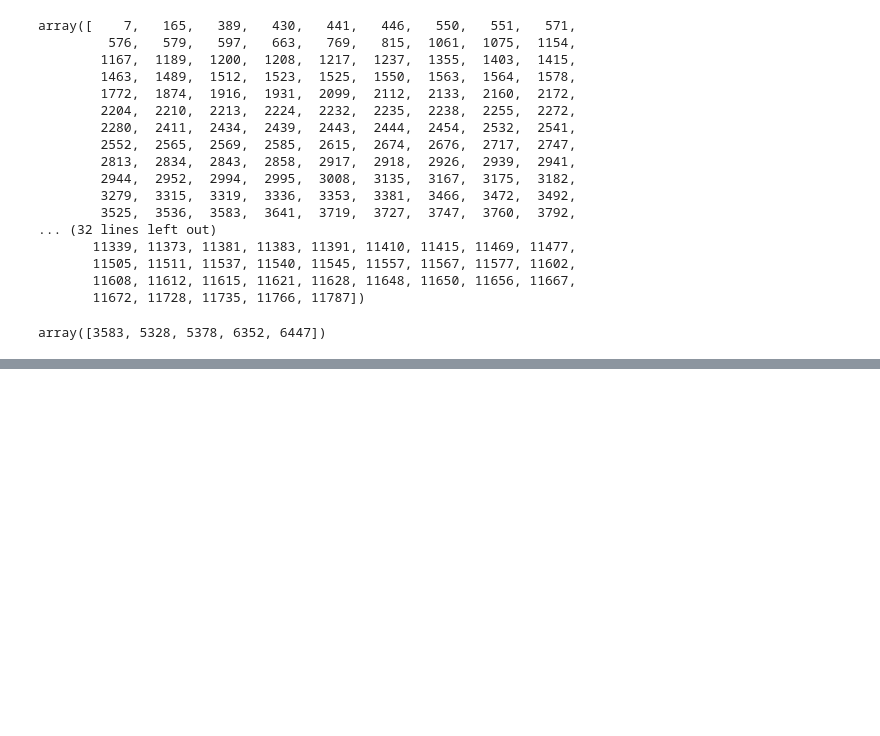
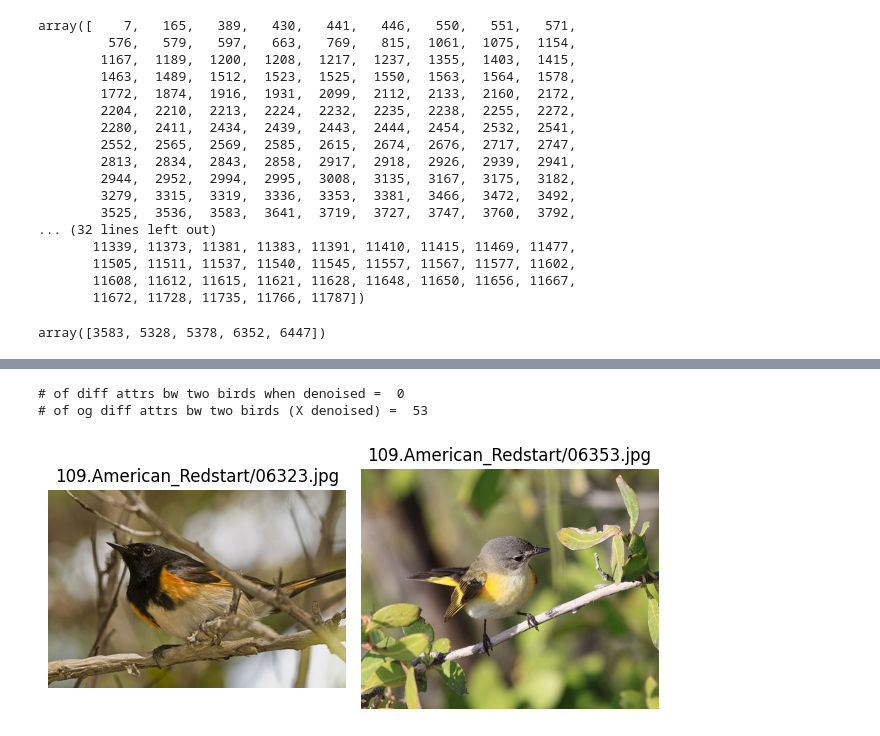
Before and after one commit to ForkBomb20/MLRE-REPLICATION-ICML-2023-Route-interpret-repeat, a Jupyter notebook: src/codebase/data_preprocessing/Create_adv_dataset.ipynb, the cells around one changed output, grey strips where cells are left out. Cells and saved outputs as stored; diff of their text form; code cells hidden in the pictures; blank space fills up the shorter version.

```diff
--- a/src/codebase/data_preprocessing/Create_adv_dataset.ipynb
+++ b/src/codebase/data_preprocessing/Create_adv_dataset.ipynb
@@ -179,24 +171,24 @@ Files don't exist
 # ----- Load class folder names -----
 def load_class_map(classes_file):
     class_map = {}
-    with open(f'{existing_data_root}/{classes_file}', "r") as f:
+    with open(f'{classes_file}', "r") as f:
         for line in f:
             class_id, class_name = line.strip().split()
             class_map[int(class_id)] = class_name
     return class_map
 
 class_map = load_class_map(classes_file)
-print(class_map)
+pprint(class_map)
 
 # ----- Load img id (index start at 1) to class mapping -----
 def load_img_class_map(img_class_label_file):
     img_class_map = {}
-    with open(f'{existing_data_root}/{img_class_label_file}', "r") as f:
+    with open(f'{img_class_label_file}', "r") as f:
         for line in f:
             img_id, class_id = line.strip().split()
             img_class_map[int(img_id)] = class_id
     return img_class_map
 
 img_class_map = load_img_class_map(img_class_label_file)
-print(img_class_map)
+pprint(img_class_map)
 # %% [output]
@@ -224,0 +235,10 @@ for idx, class_label in zip(indices, class_labels):
+# %%
+attr_names = []
+with open("attributes_names.txt", 'r') as f:
+    content = f.read()
+    content = content.strip()
+    content = content.strip("[]")
+    parts = content.split(",")
+    attr_names = [p.strip().strip("'").strip('"').replace("\\n","").replace("\n","") for p in parts]
+# [(i, name) for i, name in enumerate(attr_names)]
+attr_names
@@ -224,0 +263,32 @@ for idx, class_label in zip(indices, class_labels):
+# %%
+from pprint import pprint
+import matplotlib.pyplot as plt
+import matplotlib.image as mpimg
+
+bird_one_id, bird_two_id = 6323, 6353  # needs to be in same class
+print("# of diff attrs bw two birds when denoised = ", np.sum(attr[bird_one_id-1, :] != attr[bird_two_id-1, :]))
+print("# of og diff attrs bw two birds (X denoised) = ", np.sum(og_attr_filtered[bird_one_id-1, :] != og_attr_filtered[bird_two_id-1, :]))
+
+def img_path(bird_id: int):
+    fname = f"{bird_id:05d}.jpg"
+    class_name = class_map.get(int(img_class_map.get(bird_id)))
+    return os.path.join(class_name, fname)
+
+img1 = mpimg.imread(img_path(bird_one_id))
+img2 = mpimg.imread(img_path(bird_two_id))
+
+fig, (ax1, ax2) = plt.subplots(1, 2)
+
+ax1.imshow(img1)
+ax1.set_title(img_path(bird_one_id))
+ax1.axis('off')
+
+ax2.imshow(img2)
+ax2.set_title(img_path(bird_two_id))
+ax2.axis('off')
+plt.tight_layout()
+plt.show()
+# %% [output]
+# of diff attrs bw two birds when denoised =  0
+# of og diff attrs bw two birds (X denoised) =  53
+[figure, added]
```
Also changed, not shown: parts of 18 cells of this notebook, 1 other file.
